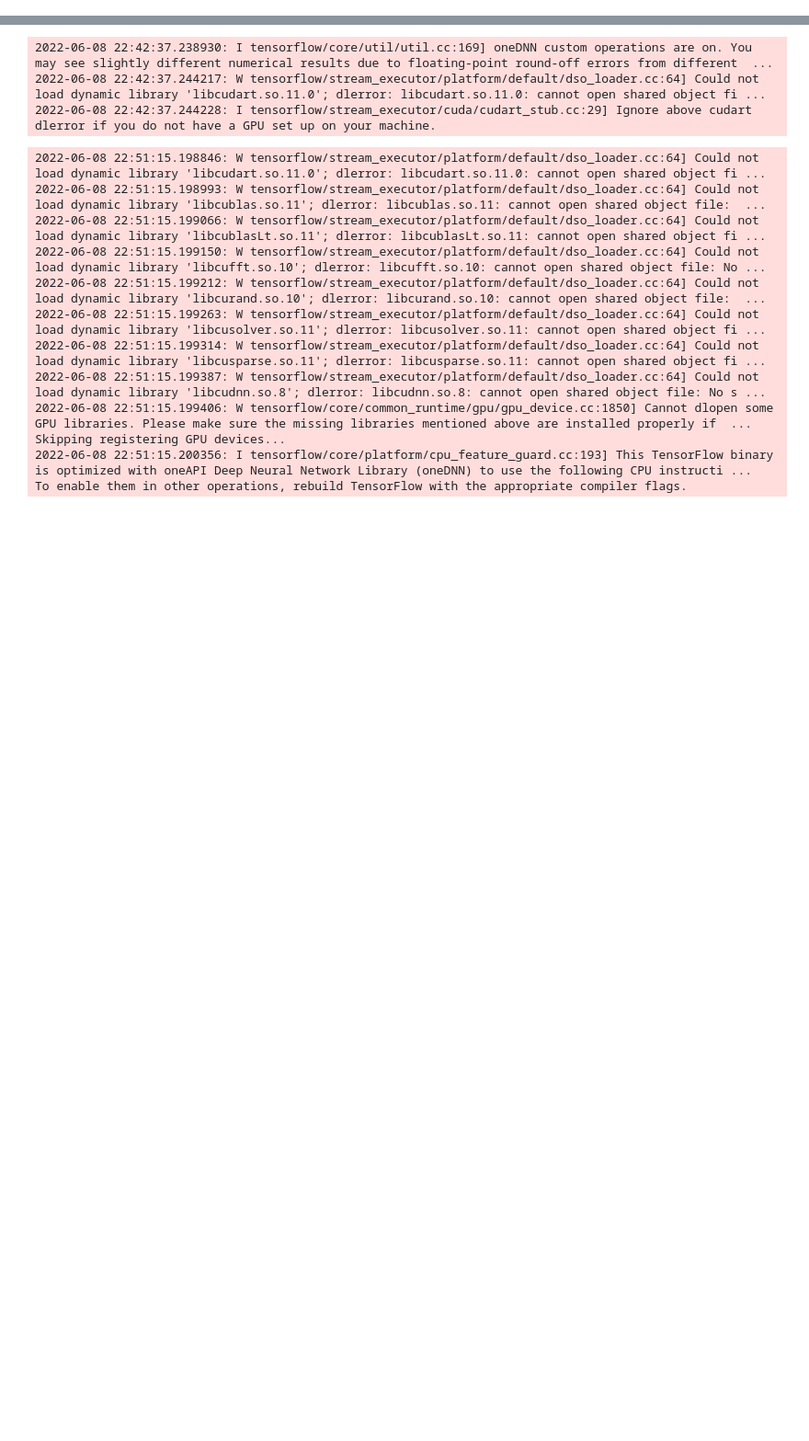
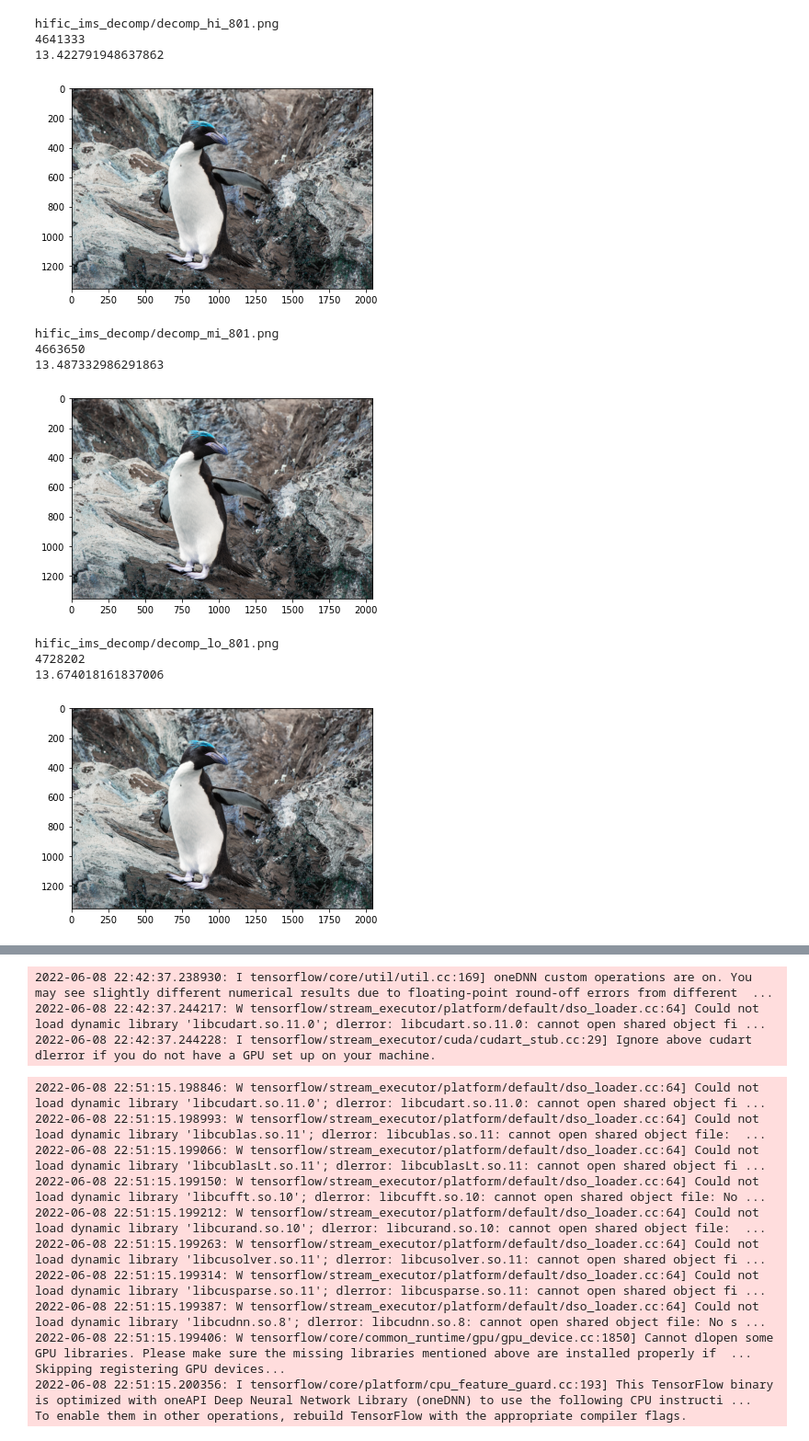
Before and after one commit to pnagasam/dsc291_image_compression, a Jupyter notebook: Main.ipynb, the cells around one changed output, grey strips where cells are left out. Shown at 92% size. Cells and saved outputs as stored; diff of their text form; code cells hidden in the pictures; blank space fills up the shorter version.

```diff
--- a/Main.ipynb
+++ b/Main.ipynb
@@ -67,3 +73,31 @@ Text(0.5, 1.0, 'JPEG SSIM vs Image Size')
+# %%
+im_store_decomp = "hific_ims_decomp"
+models = ["hi", "mi", "lo"]
+im_decomp_name = 'decomp_{}_{}.png'
+
+start_ind = 801
+num_ims = 1
+
+for im_ind in range(start_ind,start_ind+num_ims):
+    for model_ext in models:
+        fp_decomp = os.path.join(im_store_decomp, im_decomp_name.format(model_ext, start_ind))
+        print(fp_decomp)
+        im = cv2.imread(fp_decomp, cv2.IMREAD_COLOR)
+        print(os.path.getsize(fp_decomp))
+        print(os.path.getsize(fp_decomp)*8/(im.shape[0]*im.shape[1]))
+# %% [output]
+hific_ims_decomp/decomp_hi_801.png
+4641333
+13.422791948637862
+[figure, added]
+hific_ims_decomp/decomp_mi_801.png
+4663650
+13.487332986291863
+[figure, added]
+hific_ims_decomp/decomp_lo_801.png
+4728202
+13.674018161837006
+[figure, added]
 # %%
 im_dir = 'DIV2K_valid_HR'
 im_store_dir_hific = "hific_ims"
```
Also changed, not shown: parts of 8 cells of this notebook.
